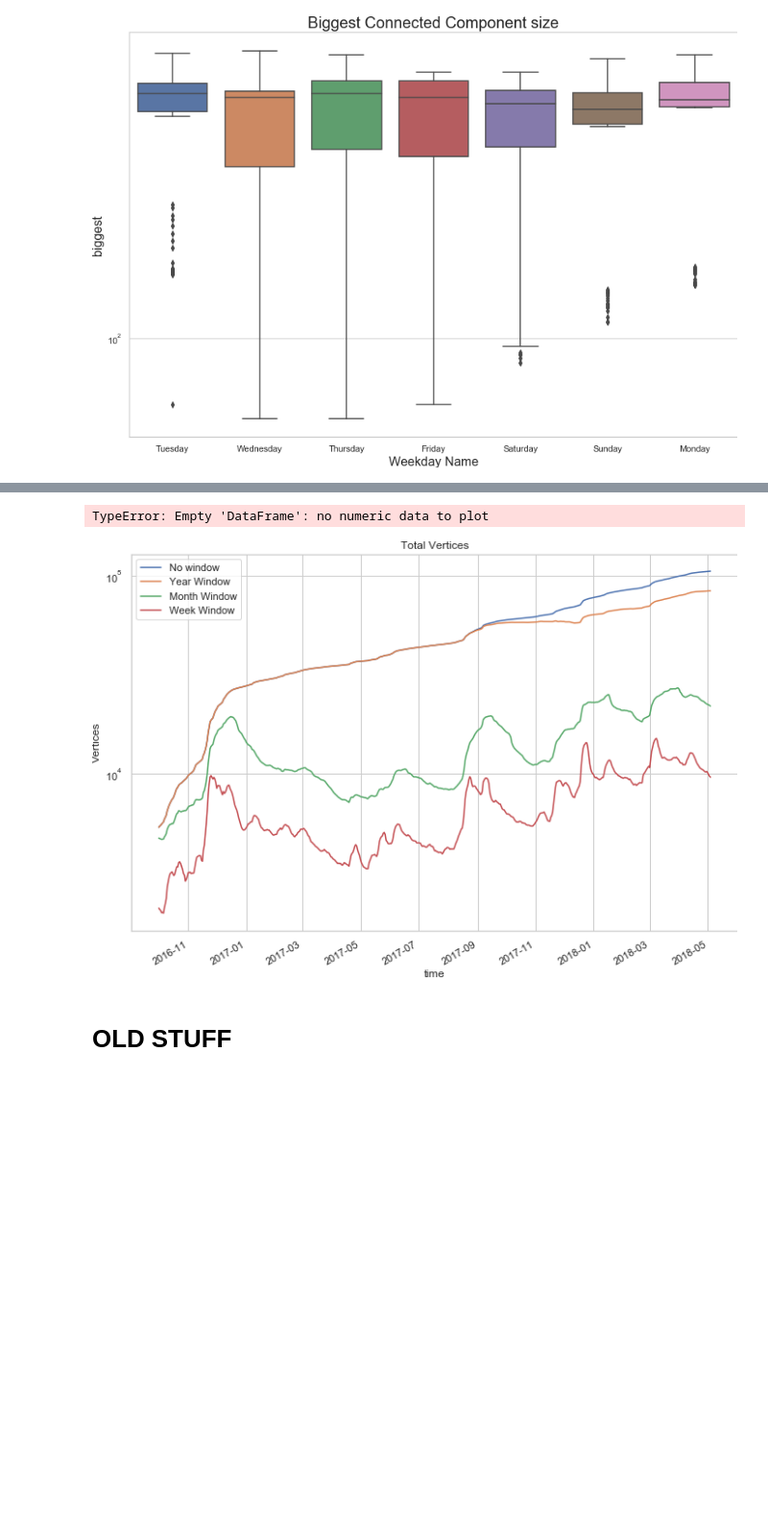
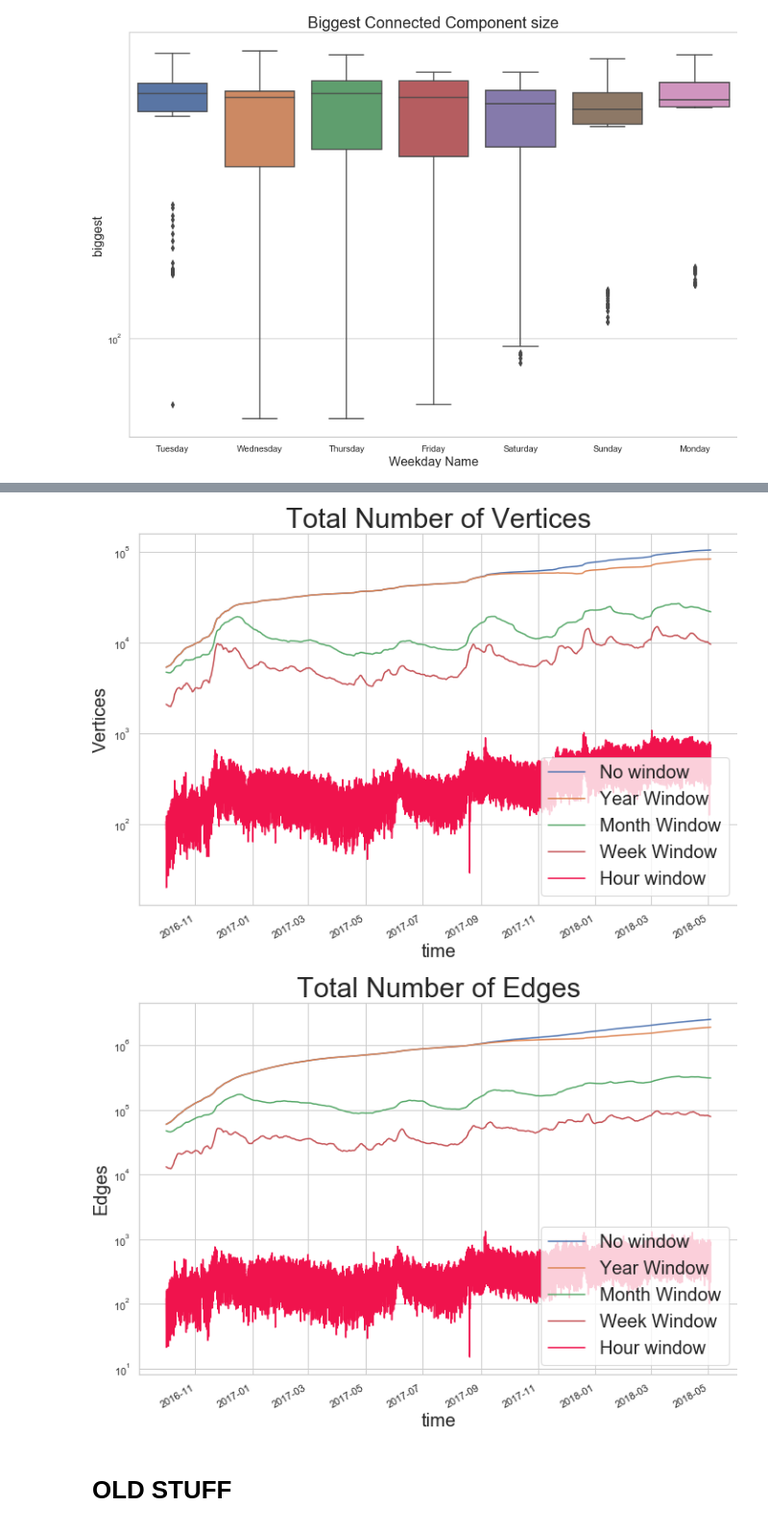
Before and after one commit to miratepuffin/Raphtory-Plots, a Jupyter notebook: Gab Plots.ipynb, the cells around one changed output, grey strips where cells are left out. Shown at 96% size. Drawn from its saved outputs; the diff is of its cells as text; code cells hidden in the pictures; blank space fills up the shorter version.

```diff
--- a/Gab Plots.ipynb
+++ b/Gab Plots.ipynb
@@ -26,14 +26,16 @@ sns.set_palette('deep')
 import warnings
 warnings.filterwarnings('ignore')
 # %%
+from mpl_toolkits.axes_grid1.inset_locator import inset_axes
+
 def fullPlot(toPlot,title,x,y,scale,start,end):
     windows = [31536000000,2592000000,604800000,86400000]
     labels = ['Year Window','Month Window','Week Window','Day Window']
     a4_dims = (11.7, 8.27)
     fig, ax = plt.subplots(figsize=a4_dims)
-    plt.title(title)
-    plt.xlabel(x)
-    plt.ylabel(y)
+    plt.title(title,fontsize=30)
+    plt.xlabel(x,fontsize=20)
+    plt.ylabel(y,fontsize=20)
     ax.set_yscale(scale)
 
     with open('CC/nowindow.json') as json_file:
@@ -45,7 +47,7 @@ def fullPlot(toPlot,title,x,y,scale,start,end):
         x =x[start:end]
         x = x[x['total'] != 0]
         x['mean'] = x[toPlot].rolling(window=4,center=False).mean()
-        x.plot(x='time', y=toPlot,ax=ax, label="No window")
+        x.plot(x='time', y=toPlot,ax=ax, label="Aggregate Graph")
 
     with open('CC/bigCC.json') as json_file:
         cc1 = json.load(json_file)
@@ -74,14 +76,17 @@ def fullPlot(toPlot,title,x,y,scale,start,end):
         x['hour'] = x.apply(lambda row: int(row['time'].hour),axis=1)
         #x = x[x['hour'].isin([4,16])]
         x.plot(x='time', y=toPlot,ax=ax, color="#f0134d", label="Hour window")
+    ax.legend(fontsize=20,framealpha=0.9)
+    plt.tight_layout()
+    plt.savefig("Graphs/"+toPlot+".png")
     plt.show()
 
 #x['mean'] = x[toPlot].rolling(window=24,center=False).mean()
 #[0,4,8,12,16,20,24]
 #'2016-07-01': '2018-05-03'
-fullPlot('proportion','Biggest Connected Components % of graph','Date','Proportion of Graph','linear','2017-09-30 23:00:00','2017-10-30')
+fullPlot('proportion','Largest Connected Component % of Graph','Date','Proportion of Graph','linear','2017-09-30 23:00:00','2017-10-30')
 
-fullPlot('biggest','Biggest Connected Component size','Date','Largest connected Component','log','2016-09-30 23:00:00','2018-10-30')
+fullPlot('biggest','Largest Connected Component Size','Date','Largest connected Component','log','2016-09-30 23:00:00','2018-10-30')
 
 #fullPlot('totalWithoutIslands','Total Connected Components','Date','Total Connected Components','linear')
 
@@ -292,12 +325,12 @@ rank_jaccard_plot("Time", "JS", "Jaccard similarity between top n users", 'linea
 # %%
 def fullPlot(toPlot,title,x,y,scale,start,end):
-    windows = [31536000000,2592000000,604800000,86400000]
+    windows = [31536000000,2592000000,604800000]
     labels = ['Year Window','Month Window','Week Window','Day Window']
     a4_dims = (11.7, 8.27)
     fig, ax = plt.subplots(figsize=a4_dims)
-    plt.title(title)
-    plt.xlabel(x)
-    plt.ylabel(y)
+    plt.title(title,fontsize=30)
+    plt.xlabel(x,fontsize=20)
+    plt.ylabel(y,fontsize=20)
     ax.set_yscale(scale)
 
     with open('degree/degrees.json') as json_file:
@@ -319,36 +352,42 @@ def fullPlot(toPlot,title,x,y,scale,start,end):
         cc1=cc1[start:end]
         index = 0
         for i in windows:
             y = cc1[cc1['windowsize'] == i]
             #y = y[y[toPlot] != 0]
             y.plot(x='time', y=toPlot,ax=ax, label=labels[index])
             index +=1
 
     with open('degree/degreehours.json') as json_file:
         x = json.load(json_file)
         x= pd.DataFrame(x['views'])
         x['index'] = pd.to_datetime(x['time'],unit='ms')
         x['time'] = pd.to_datetime(x['time'],unit='ms')
         x.set_index('index', inplace=True)
         x =x[start:end]
         x['hour'] = x.apply(lambda row: int(row['time'].hour),axis=1)
         x = x[x[toPlot] != 0]
         x.plot(x='time', y=toPlot,ax=ax, color="#f0134d", label="Hour window")
+
+    #plt.axvline('2016-11-09',linestyle='')
+    #plt.axvline('2017-08-11')
+    #plt.axvline('2017-08-13')
+    plt.legend(fontsize=20, loc='lower right')
     plt.show()
 
 #x['mean'] = x[toPlot].rolling(window=24,center=False).mean()
 #[0,4,8,12,16,20,24]
 #'2016-07-01': '2018-05-03'
-fullPlot('vertices','Total Vertices','Date','Vertices','log','2016-09-30 23:00:00','2018-10-30')
+fullPlot('vertices','Total Number of Vertices','Date','Vertices','log','2016-09-30 23:00:00','2018-10-30')
+fullPlot('edges', 'Total Number of Edges', 'Date', 'Edges', 'log','2016-09-30 23:00:00','2018-10-30')
 
 #fullPlot('biggest','Biggest Connected Component size','Date','Largest connected Component','log','2016-09-30 23:00:00','2018-10-30')
 
 #fullPlot('totalWithoutIslands','Total Connected Components','Date','Total Connected Components','linear')
 
 #fullPlot('clustersGT2','Total Connected Components with a size > 2','Date','Total Connected Components with size > 2','linear')
 # %% [output]
-TypeError: Empty 'DataFrame': no numeric data to plot
-[figure, old version]
+[figure, new version]
+[figure, added]
 # %% [markdown]
 # OLD STUFF
 # %%
```
Also changed, not shown: parts of 4 cells of this notebook, 6 other files.
